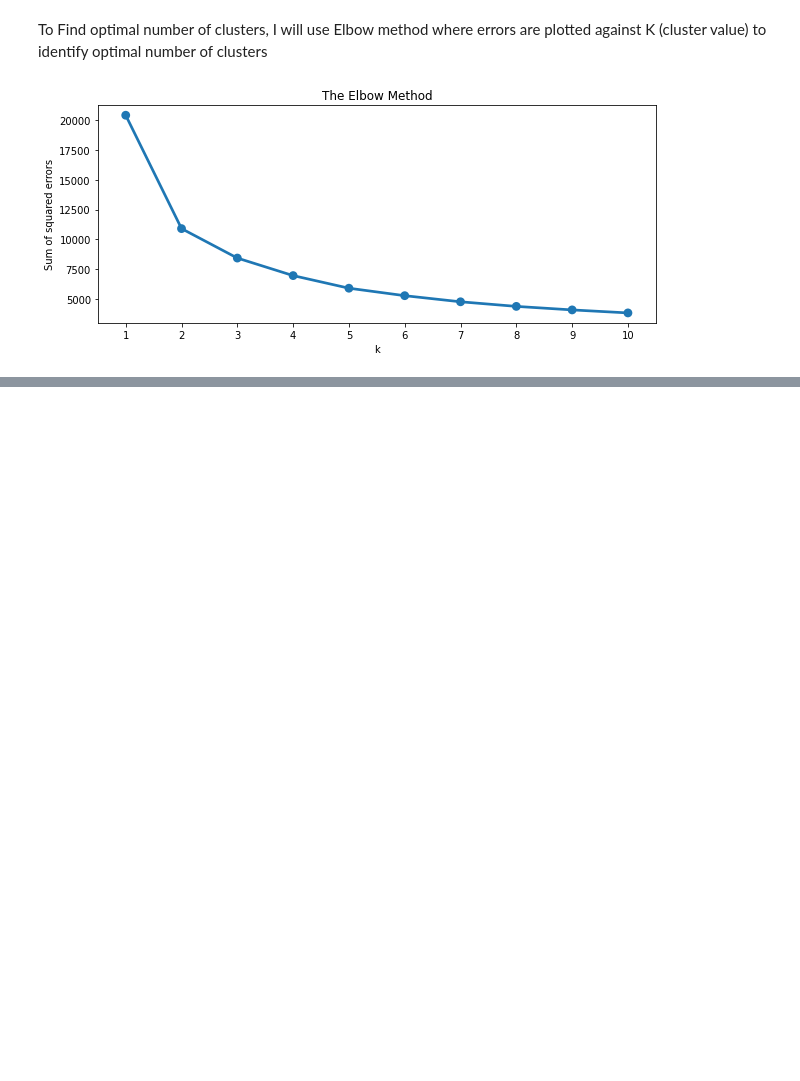
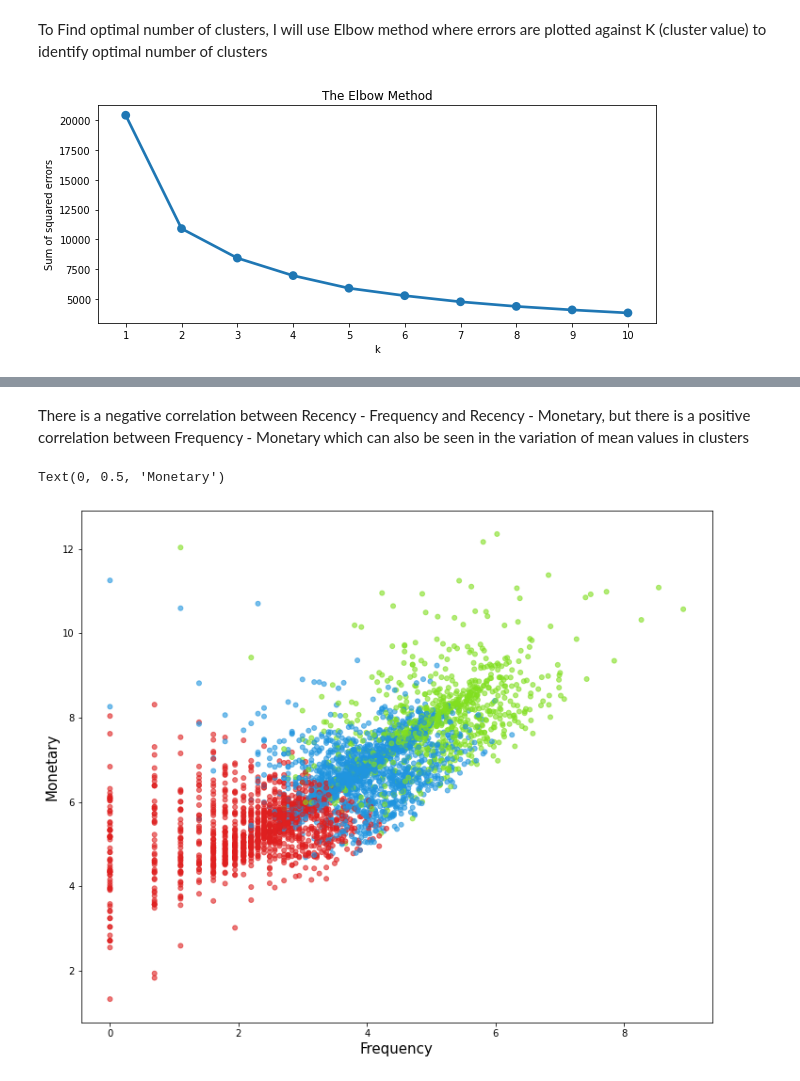
Before and after one commit to tnatani/Online-Retail-Customer-Segmentation, a Jupyter notebook: Copy_of_Online_Retail_Customer_Segmentation_Capstone_Project.ipynb, the cells around one changed output, grey strips where cells are left out. Saved outputs shown, nothing was run; the diff lists cells and outputs as text; code cells hidden in the pictures; blank space fills up the shorter version.

```diff
--- a/Copy_of_Online_Retail_Customer_Segmentation_Capstone_Project.ipynb
+++ b/Copy_of_Online_Retail_Customer_Segmentation_Capstone_Project.ipynb
@@ -532,0 +557,24 @@ plt.show()
+# %% [markdown]
+There is a negative correlation between Recency - Frequency and Recency - Monetary, but there is a positive correlation between Frequency - Monetary which can also be seen in the variation of mean values in clusters
+# %%
+# get centroids
+centroids = kmeans.cluster_centers_
+cen_x = [i[0] for i in centroids]
+cen_y = [i[1] for i in centroids]
+
+## add to dataframe
+data_rfm['cen_x'] = data_rfm.cluster.map({0:cen_x[0], 1:cen_x[1], 2:cen_x[2]})
+data_rfm['cen_y'] = data_rfm.cluster.map({0:cen_y[0], 1:cen_y[1], 2:cen_y[2]})
+
+# define and map colors
+colors = ['#DF2020', '#81DF20', '#2095DF']
+data_rfm['c'] = data_rfm.cluster.map({0:colors[0], 1:colors[1], 2:colors[2]})
+
+# Plot clusters
+plt.figure(figsize=(12,10))
+plt.scatter(data_rfm.log_F, data_rfm.log_M, c=data_rfm.c, alpha = 0.6, s=25)
+plt.xlabel('Frequency', fontsize=15)
+plt.ylabel('Monetary', fontsize=15)
+# %% [output]
+Text(0, 0.5, 'Monetary')
+[figure, added]
```
Also changed, not shown: parts of 6 cells of this notebook.
